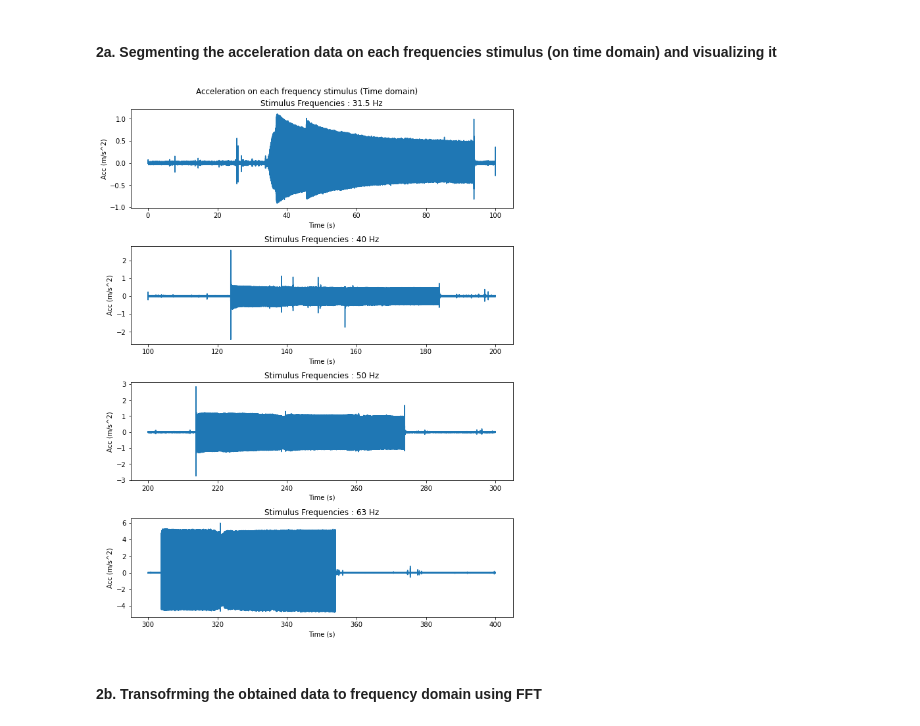
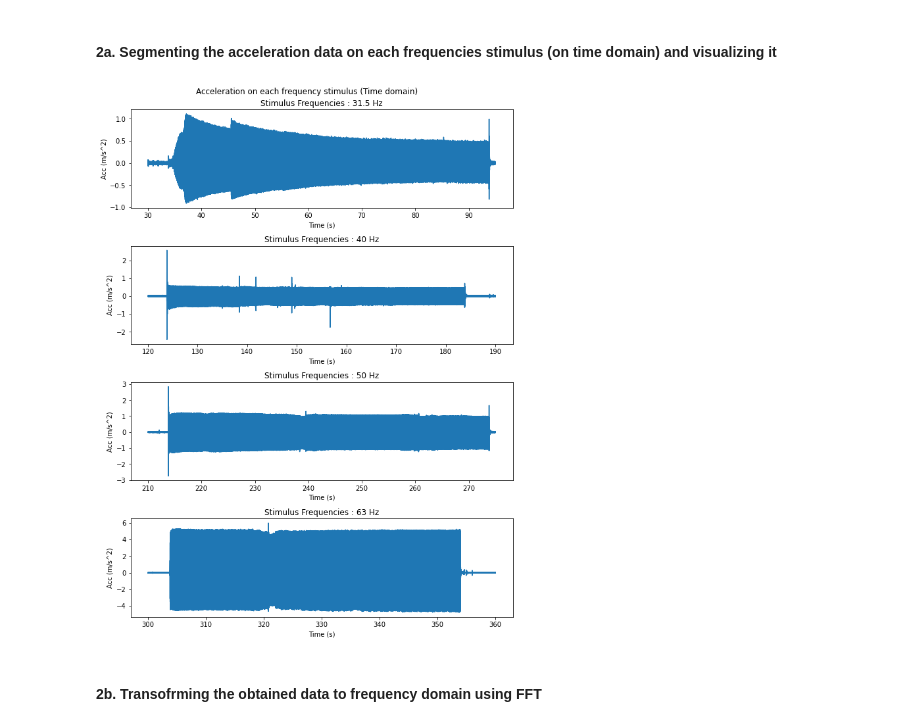
Before and after one commit to VibrasticLab/General_Projects, a Jupyter notebook: JLL_CWO_Okt_2023/data_process.ipynb, the cells around one changed output. Cells and saved outputs as stored; diff of their text form; code cells hidden in the pictures.

```diff
--- a/JLL_CWO_Okt_2023/data_process.ipynb
+++ b/JLL_CWO_Okt_2023/data_process.ipynb
@@ -57,29 +57,29 @@ The data was successfully loaded
 # %%
 # Segmenting the data for each sequence of stimulus (pure tones having frequencies of 31.5; 40; 50; and 63 Hz)
 digiducer_fs = 8000
 freq_stimulus = ["31.5", "40", "50", "63"]
 datapoints = [
-    [0*digiducer_fs, 100*digiducer_fs],
-    [100*digiducer_fs, 200*digiducer_fs],
-    [200*digiducer_fs, 300*digiducer_fs],
-    [300*digiducer_fs, 400*digiducer_fs],
+    [30*digiducer_fs, 95*digiducer_fs],
+    [120*digiducer_fs, 190*digiducer_fs],
+    [210*digiducer_fs, 275*digiducer_fs],
+    [300*digiducer_fs, 360*digiducer_fs],
     ]
 
 segmented_data = segmenting_data(accB, datapoints)
 
 # interpret acceleration in time domain data for each frequencies
 fig2 = plt.figure(figsize=(9,12), tight_layout=True)
 fig2.suptitle("Acceleration on each frequency stimulus (Time domain)")
 for i in range(len(datapoints)):
     fig2.add_subplot(len(datapoints),1,i+1)
     plt.plot(time[datapoints[i][0]:datapoints[i][1]], segmented_data[i])
     plt.xlabel("Time (s)")
     plt.ylabel("Acc (m/s^2)")
     plt.title("Stimulus Frequencies : " + freq_stimulus[i] + " Hz")
 
 plt.show()
 # %% [output]
-[figure, old version]
+[figure, new version]
 # %% [markdown]
 #### 2b. Transofrming the obtained data to frequency domain using FFT
 # %%
```
Also changed, not shown: parts of 7 cells of this notebook.
